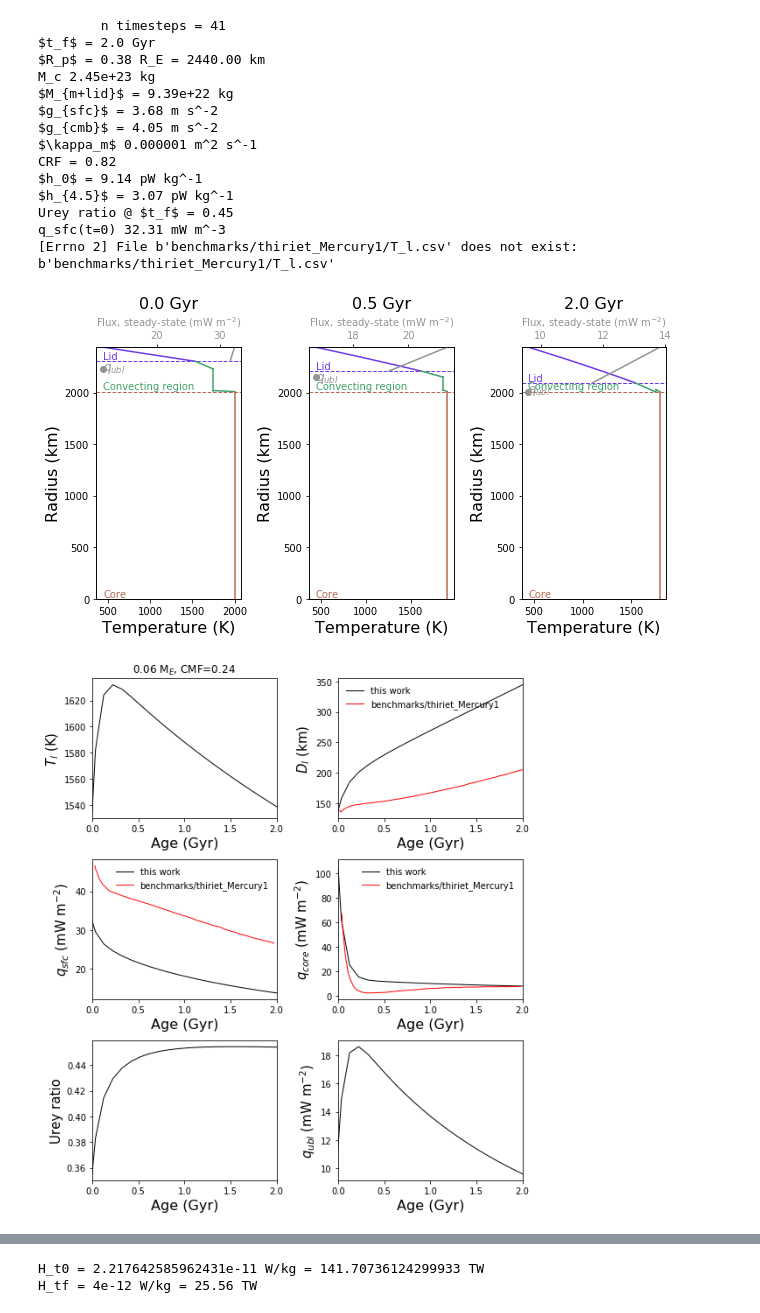
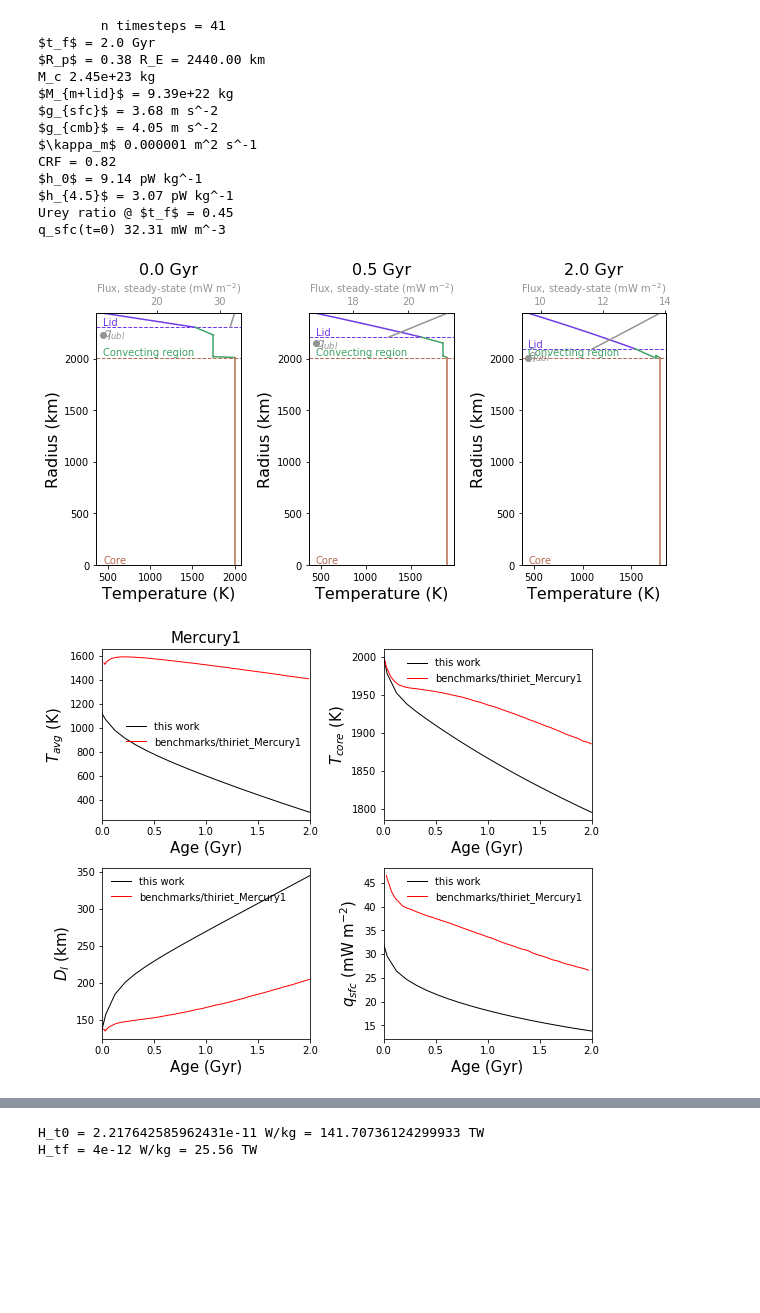
Before and after one commit to clairesworld/exo-top, a Jupyter notebook: thermal_evolution_3layer.ipynb, the cells around one changed output, grey strips where cells are left out. Drawn from its saved outputs; the diff is of its cells as text; code cells hidden in the pictures; blank space fills up the shorter version.

```diff
--- a/thermal_evolution_3layer.ipynb
+++ b/thermal_evolution_3layer.ipynb
@@ -75,6 +75,8 @@ names={'T_m':'$T_m$ (K)', 'T_c':'$T_c$ (K)', 'D_l':'$D_l$ (km)', 'eta_m':'$\eta_
        'q_ubl':'$q_{ubl}$ (mW m$^{-2}$)', 'M_mi':'$M_{mantle}$ (kg)','Q_ubl':'$Q_{ubl}$ (TW)',
        'Q_core':'$Q_{core}$ (TW)', 'q_sfc':'$q_{sfc}$ (mW m$^{-2}$)', 'Q_sfc':'$Q_{sfc}$ (TW)',
        'q_core':'$q_{core}$ (mW m$^{-2}$)', 'urey':'Urey ratio', 'Ra_i':'Ra$_i$'} # format variable_name:ylabel
+
+ident = '%.2f'%(kwargs['M_p']/M_E)+' M$_E$, CMF='+str(CMF) # run id
 # %%
 ###### ASTRONOMY ######
 
@@ -840,39 +856,44 @@ lambda_n = np.array([0.155, 0.985, 0.0495, 0.555])*1e-9/years2sec # half life in
 H_0 = 5e-12 # radiogenic heating in W/kg at t_f
 
 # what to plot
-names = {'T_avg':'$T_{avg}$ (K)', 'D_l':'$D_l$ (km)', 'q_sfc':'$q_{sfc}$ (mW m$^{-2}$)',
+names = {'T_avg':'$T_{avg}$ (K)', 'T_c':'$T_{core}$ (K)',
+         'D_l':'$D_l$ (km)', 'q_sfc':'$q_{sfc}$ (mW m$^{-2}$)',
          'q_core':'$q_{core}$ (mW m$^{-2}$)',
          #'urey':'Urey ratio', 'q_ubl':'$q_{ubl}$ (mW m$^{-2}$)'
         }
+ident='Mercury1'
 
 kwargs = dict(Alb=Alb, rho_m=rho_m, H_0=H_0, c_n=c_n, p_n=p_n, lambda_n=lambda_n,
                  L=L*L_sun, Ra_crit_u=Ra_crit, adiabats=0, R_p0=R_p0, R_c0=R_c0,
                  alpha_m=alpha_m, k_m=k_m, CMF=None, rho_c=rho_c, rho_lith=rho_lith, visc_type='Thi',
                  c_m=c_m, #<----??? TODO: check if you need constant volume c_p
                  c_c=c_c, k_lm=k_lm, beta_u=beta_u, beta_c=beta_c, a_rh=a_rh,
                  Ea=Ea, eta_0=eta_0, T_ref=T_ref, T_s=T_s, M_p=M_p*M_E, a=a*AU2m,
                  T_m0=T_m0, T_c0=T_c0, D_l0 = D_l0, t0=0, tf=t_f*1e9*years2sec)
 
 f_Mercury1 = solve(**kwargs)
-snaps(f_Mercury1, plot_snapshots=[0, 25, -1], fig_path=fig_path, plots_save=False, **kwargs)
-plot_output(f_Mercury1, names, ncols=2, plots_save=False, compare_dir='benchmarks/thiriet_Mercury1', **kwargs)
-interp_benchmark(f_Mercury1, compare_dir='benchmarks/thiriet_Mercury1', fig_path=fig_path, plots_save=False, **kwargs)
+
+save=True
+snaps(f_Mercury1, plot_snapshots=[0, 25, -1], fig_path=fig_path, plots_save=save, ident=ident, **kwargs)
+plot_output(f_Mercury1, names, ncols=2, plots_save=save, fig_path=fig_path,
+            compare_dir='benchmarks/thiriet_Mercury1', ident=ident, **kwargs)
+# plot_qsfc_error(f_Mercury1, compare_dir='benchmarks/thiriet_Mercury1', fig_path=fig_path, plots_save=save,
+#                 ident=ident, **kwargs)
 
 # expect q_sfc to be off by 4.5 mW m^-3 average
 # %% [output]
         n timesteps = 41
 $t_f$ = 2.0 Gyr
 $R_p$ = 0.38 R_E = 2440.00 km
 M_c 2.45e+23 kg
 $M_{m+lid}$ = 9.39e+22 kg
 $g_{sfc}$ = 3.68 m s^-2
 $g_{cmb}$ = 4.05 m s^-2
 $\kappa_m$ 0.000001 m^2 s^-1
 CRF = 0.82
 $h_0$ = 9.14 pW kg^-1
 $h_{4.5}$ = 3.07 pW kg^-1
 Urey ratio @ $t_f$ = 0.45
 q_sfc(t=0) 32.31 mW m^-3
-[Errno 2] File b'benchmarks/thiriet_Mercury1/T_l.csv' does not exist: b'benchmarks/thiriet_Mercury1/T_l.csv'
 [figure]
-[figure, old version]
+[figure, new version]
```
Also changed, not shown: parts of 6 cells of this notebook, 1 other file.
